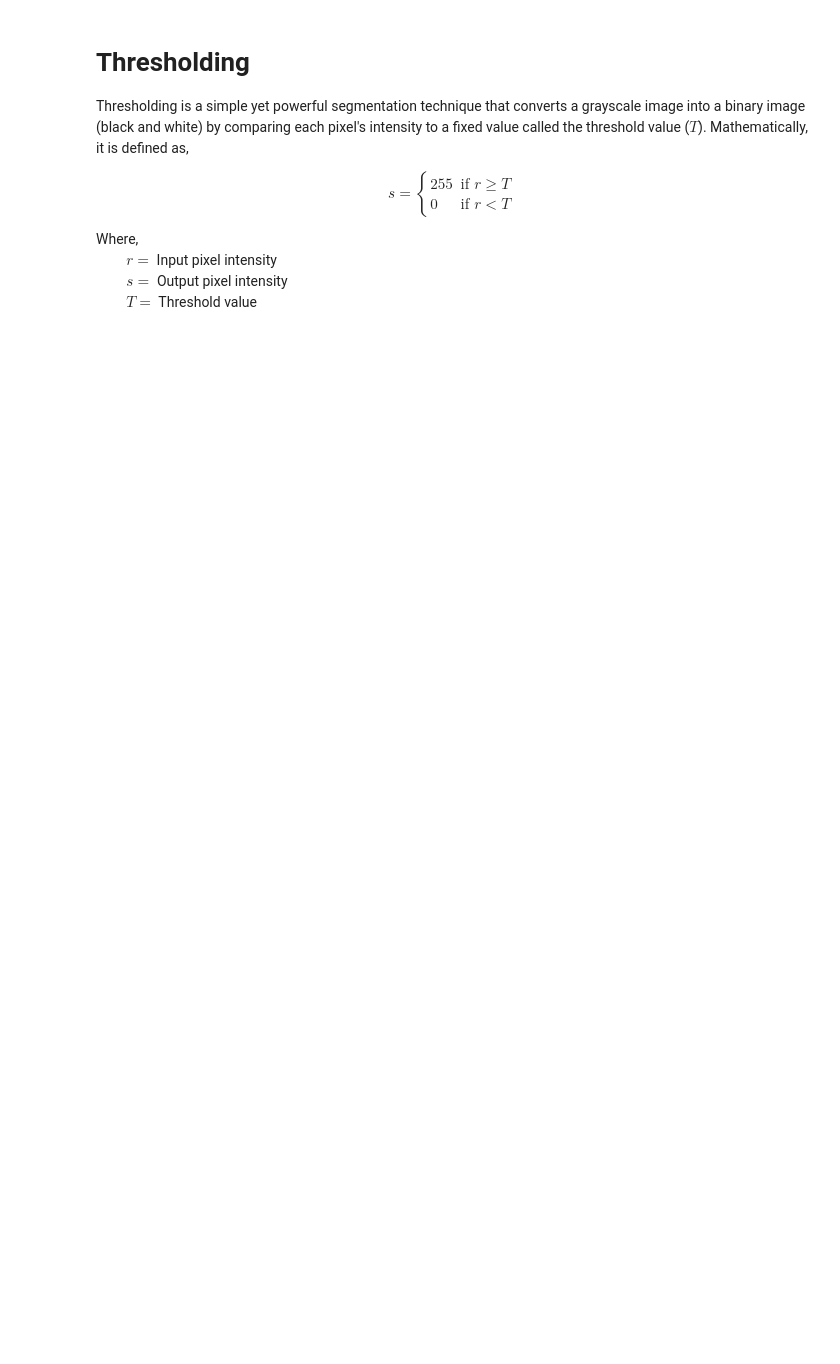
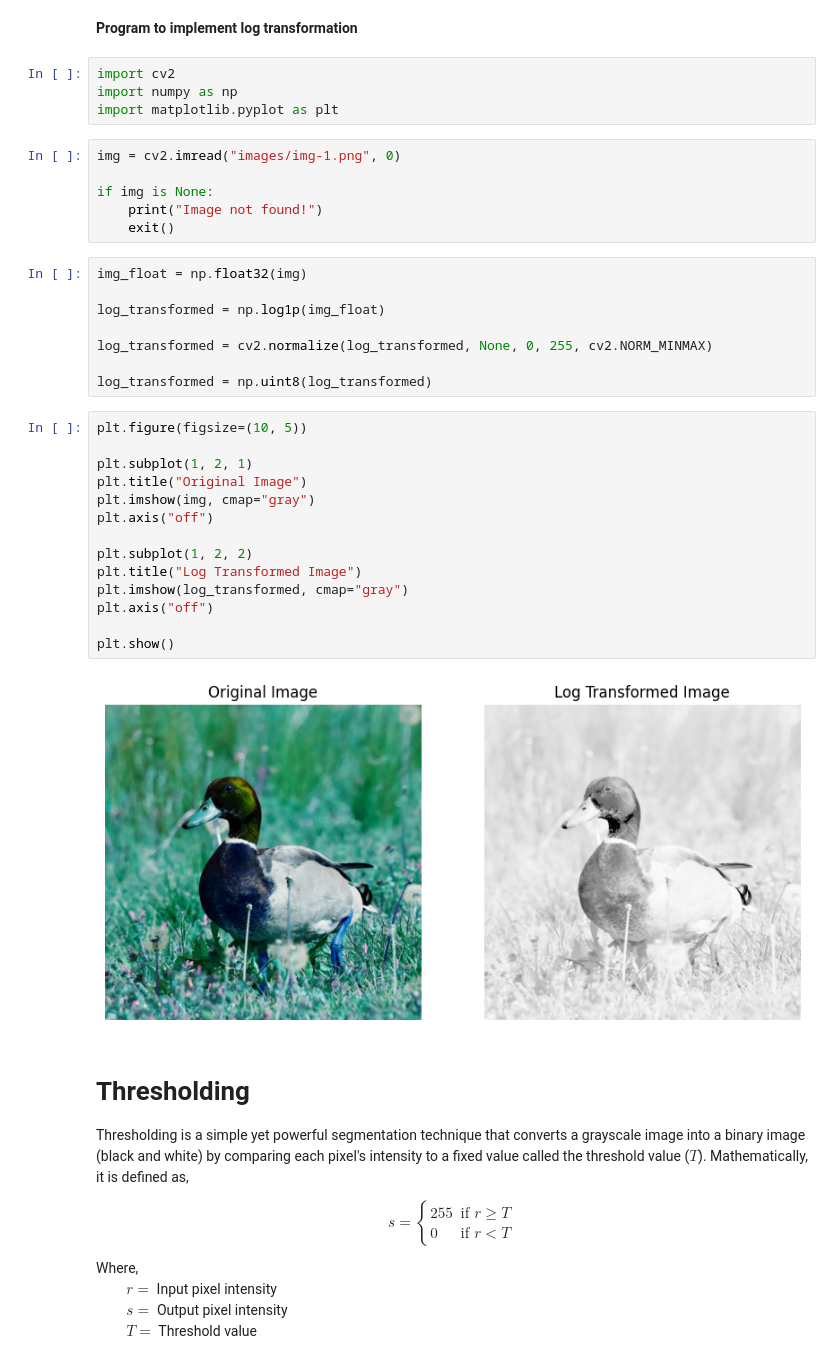
Before and after one commit to Pranish03/image-processing-opencv, a Jupyter notebook: 01_spatial_domain.ipynb, the cells around one changed output. Cells and saved outputs as stored; diff of their text form; blank space fills up the shorter version.

```diff
--- a/01_spatial_domain.ipynb
+++ b/01_spatial_domain.ipynb
@@ -32,3 +72,39 @@ cv2.destroyAllWindows()
+# %% [markdown]
+**Program to implement log transformation**
+# %%
+import cv2
+import numpy as np
+import matplotlib.pyplot as plt
+# %%
+img = cv2.imread("images/img-1.png", 0)
+
+if img is None:
+    print("Image not found!")
+    exit()
+# %%
+img_float = np.float32(img)
+
+log_transformed = np.log1p(img_float)
+
+log_transformed = cv2.normalize(log_transformed, None, 0, 255, cv2.NORM_MINMAX)
+
+log_transformed = np.uint8(log_transformed)
+# %%
+plt.figure(figsize=(10, 5))
+
+plt.subplot(1, 2, 1)
+plt.title("Original Image")
+plt.imshow(img, cmap="gray")
+plt.axis("off")
+
+plt.subplot(1, 2, 2)
+plt.title("Log Transformed Image")
+plt.imshow(log_transformed, cmap="gray")
+plt.axis("off")
+
+plt.show()
+# %% [output]
+[figure, added]
 # %% [markdown]
 # **Thresholding**
 
```
Also changed, not shown: parts of 13 cells of this notebook, 1 other file.
